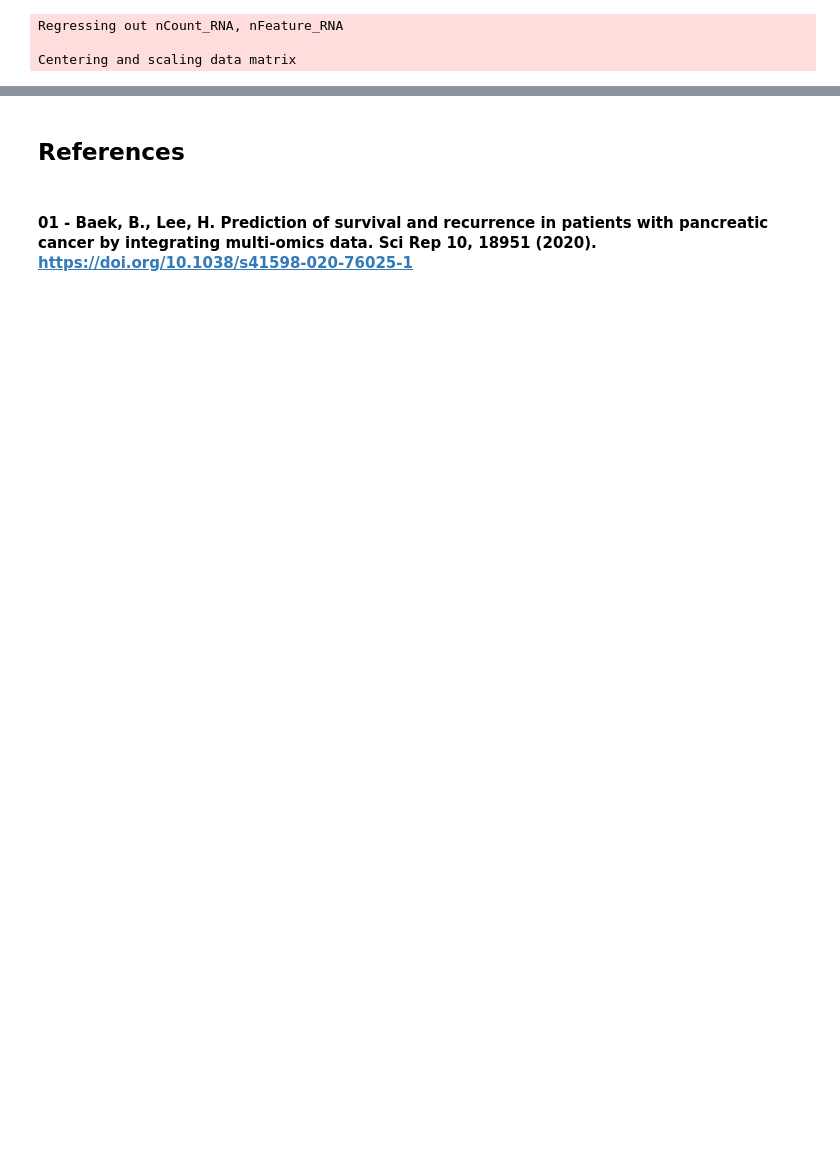
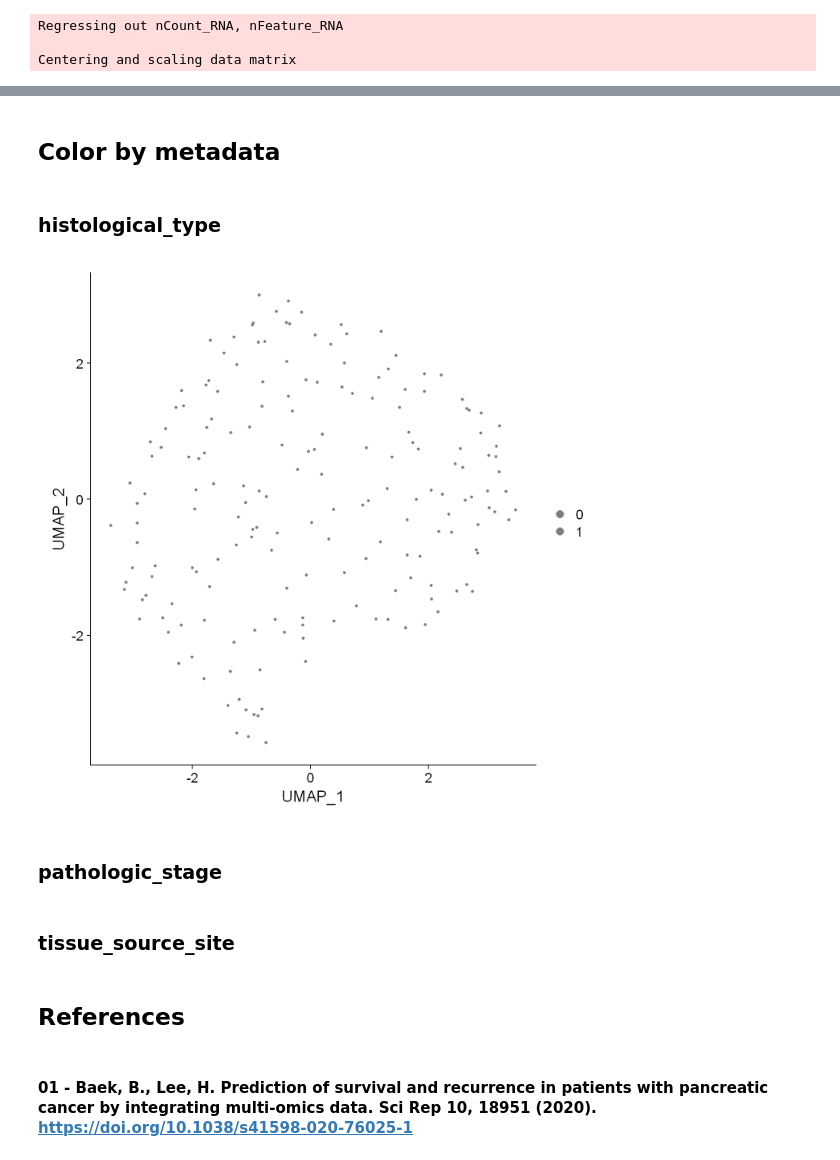
Before and after one commit to markmartorilopez/BigDataAnalytics_R, a Jupyter notebook: BigDataAnalytics_Project2021.ipynb, the cells around one changed output, grey strips where cells are left out. Cells and saved outputs as stored; diff of their text form; code cells hidden in the pictures; blank space fills up the shorter version.

```diff
--- a/BigDataAnalytics_Project2021.ipynb
+++ b/BigDataAnalytics_Project2021.ipynb
@@ -701,0 +745,12 @@ VlnPlot(object = pbmc, features =c("GRTP1", "PRKD1", "ANXA6", "ANGPTL2", "DLC1",
+# %% [markdown]
+## Color by metadata
+# %% [markdown]
+### histological_type
+# %%
+pbmc <- RunUMAP(pbmc, reduction = "pca", dims = 1:20)
+pbmc$seurat_clusters <- as.factor(t_patient_data$histological_type)
+DimPlot(pbmc, reduction = "umap", group.by = pbmc$seurat_clusters)
+# %% [output]
+[figure, added]
+# %% [markdown]
+### pathologic_stage
@@ -701,0 +759,2 @@ VlnPlot(object = pbmc, features =c("GRTP1", "PRKD1", "ANXA6", "ANGPTL2", "DLC1",
+# %% [markdown]
+### tissue_source_site
```
Also changed, not shown: parts of 60 cells of this notebook.
